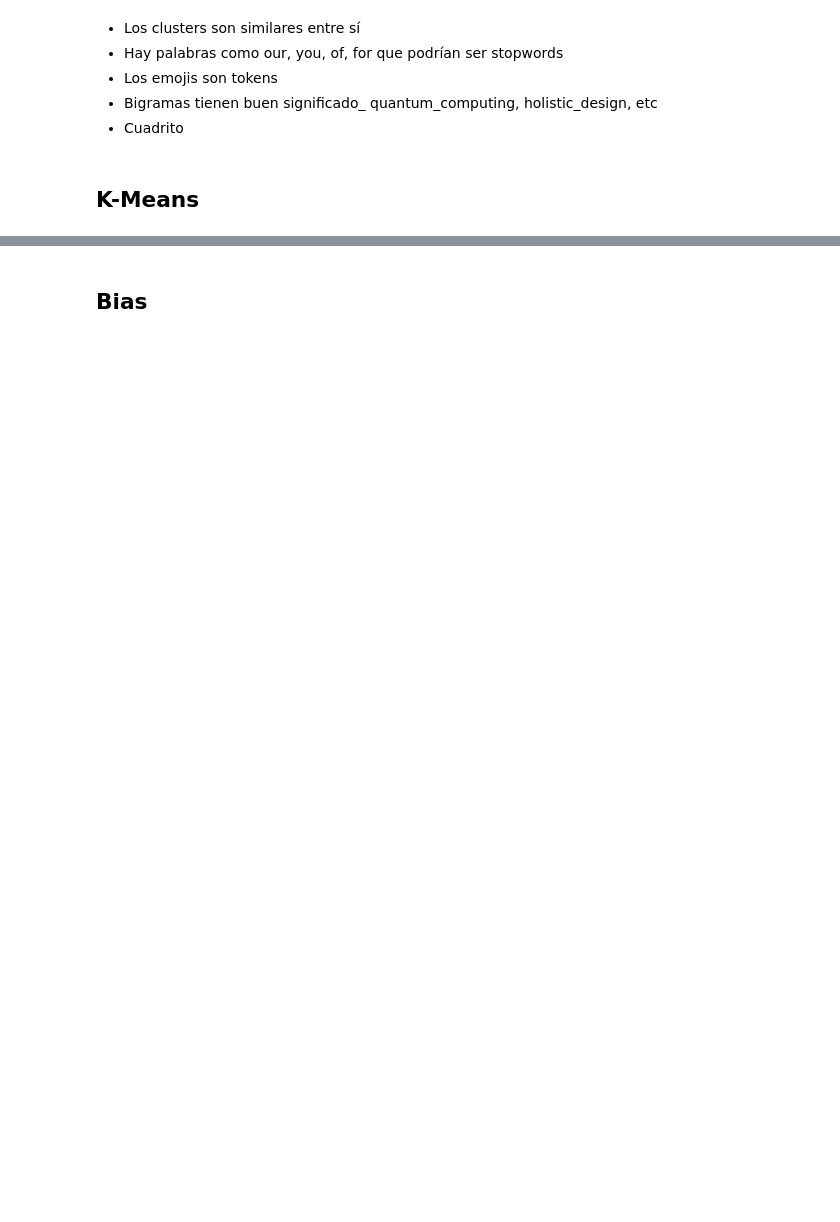
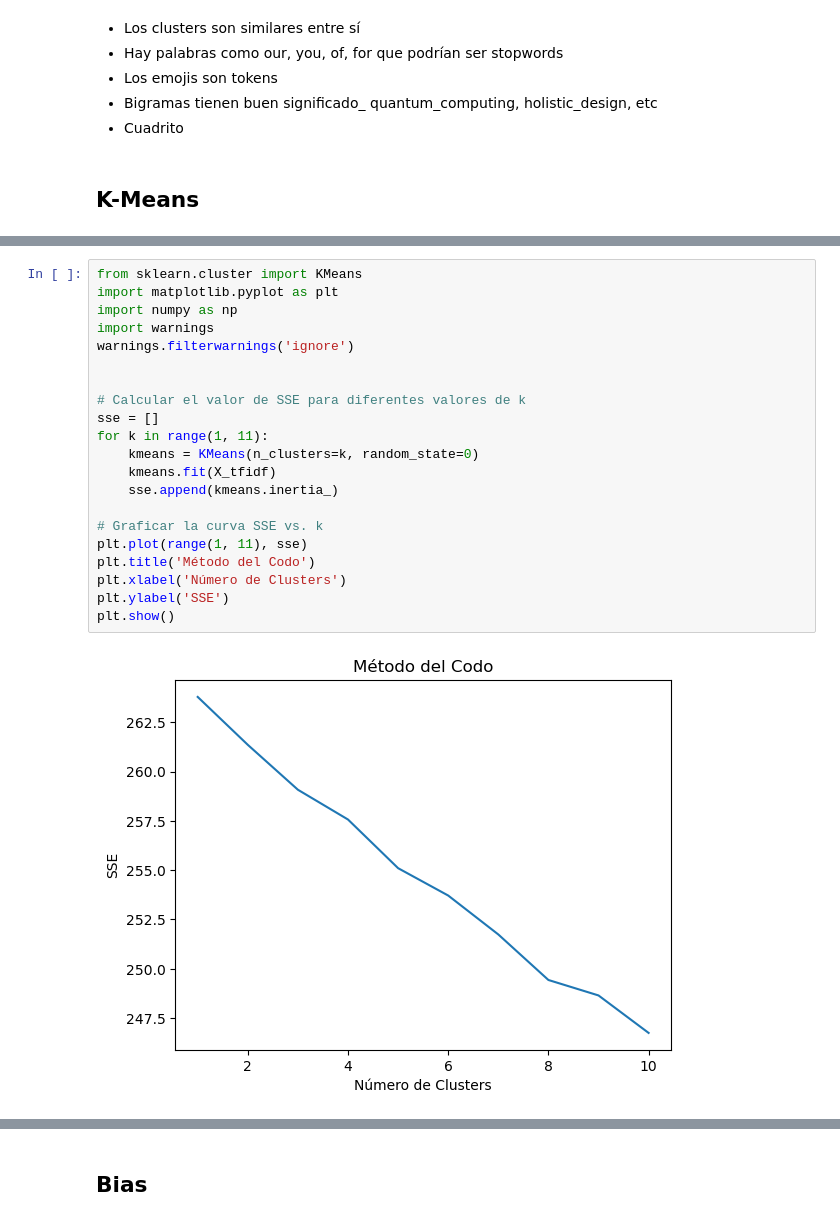
Before and after one commit to williamasesoftware/Research_bias, a Jupyter notebook: linkedinposts.ipynb, the cells around one changed output, grey strips where cells are left out. Drawn from its saved outputs; the diff is of its cells as text; blank space fills up the shorter version.

```diff
--- a/linkedinposts.ipynb
+++ b/linkedinposts.ipynb
@@ -321,0 +336,23 @@ Cluster 0:
+# %%
+from sklearn.cluster import KMeans
+import matplotlib.pyplot as plt
+import numpy as np
+import warnings
+warnings.filterwarnings('ignore')
+
+
+# Calcular el valor de SSE para diferentes valores de k
+sse = []
+for k in range(1, 11):
+    kmeans = KMeans(n_clusters=k, random_state=0)
+    kmeans.fit(X_tfidf)
+    sse.append(kmeans.inertia_)
+
+# Graficar la curva SSE vs. k
+plt.plot(range(1, 11), sse)
+plt.title('Método del Codo')
+plt.xlabel('Número de Clusters')
+plt.ylabel('SSE')
+plt.show()
+# %% [output]
+[figure, added]
```
Also changed, not shown: parts of 6 cells of this notebook.
